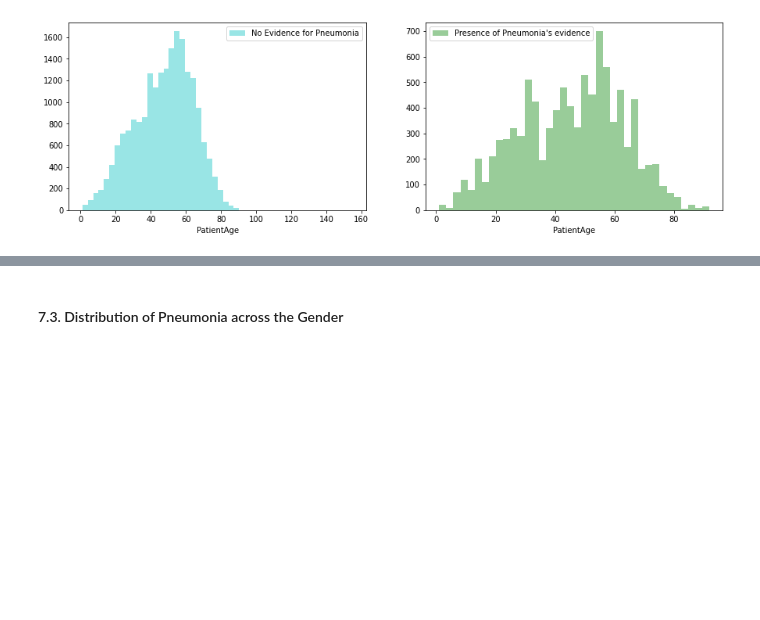
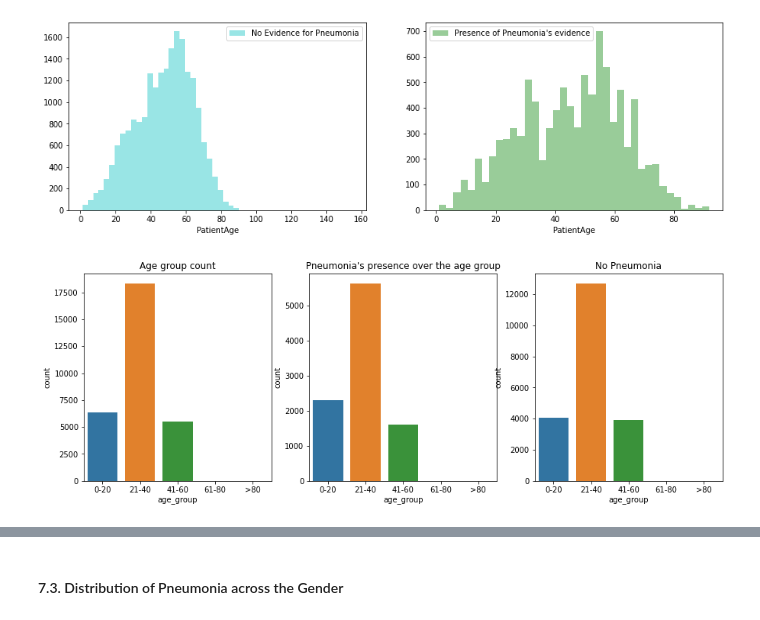
Before and after one commit to karthiksankarangit/capstone_project, a Jupyter notebook: Capstone_Project_v1_0_0.ipynb, the cells around one changed output, grey strips where cells are left out. Cells and saved outputs as stored; diff of their text form; code cells hidden in the pictures; blank space fills up the shorter version.

```diff
--- a/Capstone_Project_v1_0_0.ipynb
+++ b/Capstone_Project_v1_0_0.ipynb
@@ -514,3 +514,16 @@ plt.legend()
 plt.show()
 # %% [output]
 [figure]
+# %%
+age_grp_df= source_df.copy(deep=True)
+age_grp_df['age_group'] = pd.cut(age_grp_df['PatientAge'], bins = 5, precision = 0, labels = ['0-20', '21-40', '41-60', '61-80','>80'])
+plt.figure(figsize=(15, 5))
+plt.subplot(1,3,1)
+sns.countplot(x = age_grp_df['age_group']).set_title('Age group count')
+plt.subplot(1,3,2)
+sns.countplot(x= age_grp_df.loc[(age_grp_df['Target'] == 1), 'age_group']).set_title('Pneumonia\'s presence over the age group')
+plt.subplot(1,3,3)
+sns.countplot(x= age_grp_df.loc[(age_grp_df['Target'] == 0), 'age_group']).set_title('No Pneumonia')
+plt.show()
+# %% [output]
+[figure, added]
```
Also changed, not shown: parts of 1 cell of this notebook.
